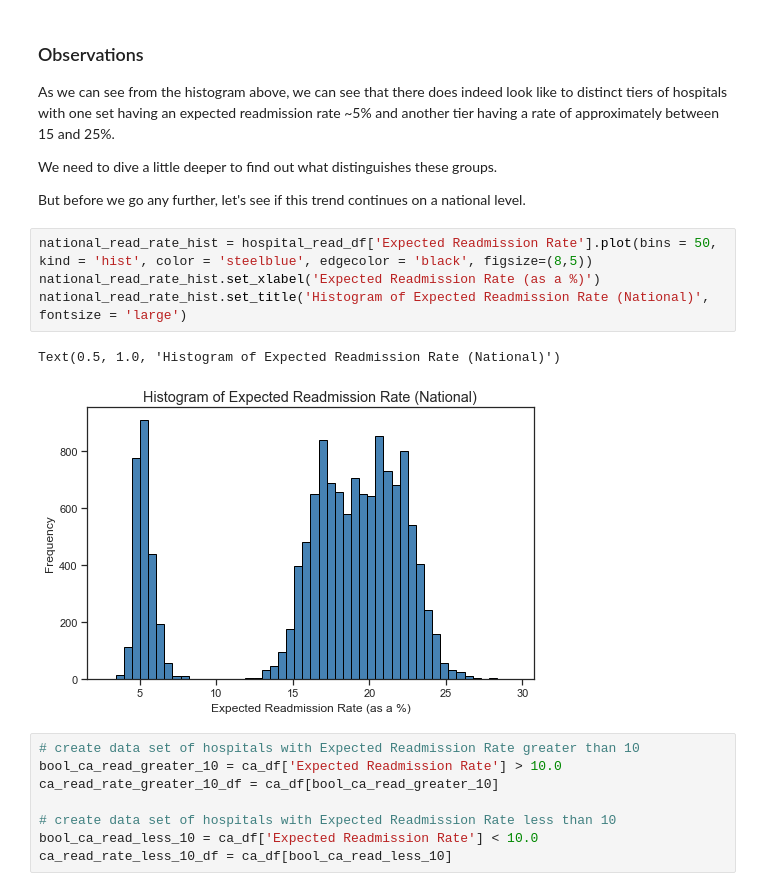
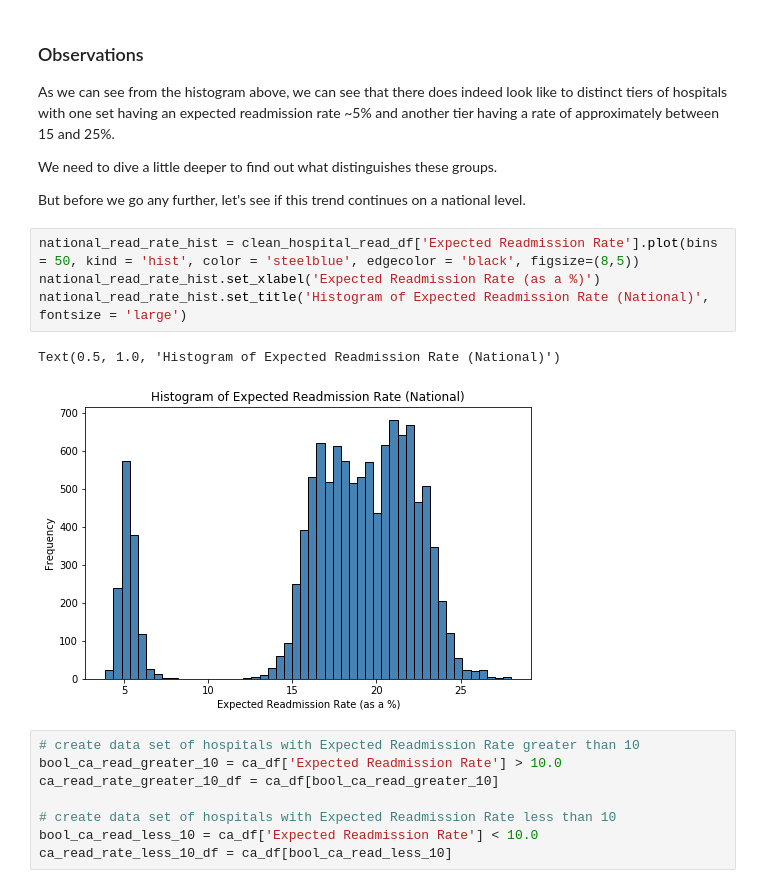
Before and after one commit to earny-joe/Springboard-DS-Portfolio, a Jupyter notebook: unit8/reduce-hospital-readmissions/hospital_readmit/sliderule_dsi_inferential_statistics_exercise_3.ipynb, the cells around one changed output. Cells and saved outputs as stored; diff of their text form.

```diff
--- a/unit8/reduce-hospital-readmissions/hospital_readmit/sliderule_dsi_inferential_statistics_exercise_3.ipynb
+++ b/unit8/reduce-hospital-readmissions/hospital_readmit/sliderule_dsi_inferential_statistics_exercise_3.ipynb
@@ -318,12 +318,12 @@ We need to dive a little deeper to find out what distinguishes these groups.
 
 But before we go any further, let's see if this trend continues on a national level.
 # %%
-national_read_rate_hist = hospital_read_df['Expected Readmission Rate'].plot(bins = 50, kind = 'hist', color = 'steelblue', edgecolor = 'black', figsize=(8,5))
+national_read_rate_hist = clean_hospital_read_df['Expected Readmission Rate'].plot(bins = 50, kind = 'hist', color = 'steelblue', edgecolor = 'black', figsize=(8,5))
 national_read_rate_hist.set_xlabel('Expected Readmission Rate (as a %)')
 national_read_rate_hist.set_title('Histogram of Expected Readmission Rate (National)', fontsize = 'large')
 # %% [output]
 Text(0.5, 1.0, 'Histogram of Expected Readmission Rate (National)')
-[figure, old version]
+[figure, new version]
 # %%
 # create data set of hospitals with Expected Readmission Rate greater than 10
 bool_ca_read_greater_10 = ca_df['Expected Readmission Rate'] > 10.0
```
Also changed, not shown: parts of 16 cells of this notebook.
